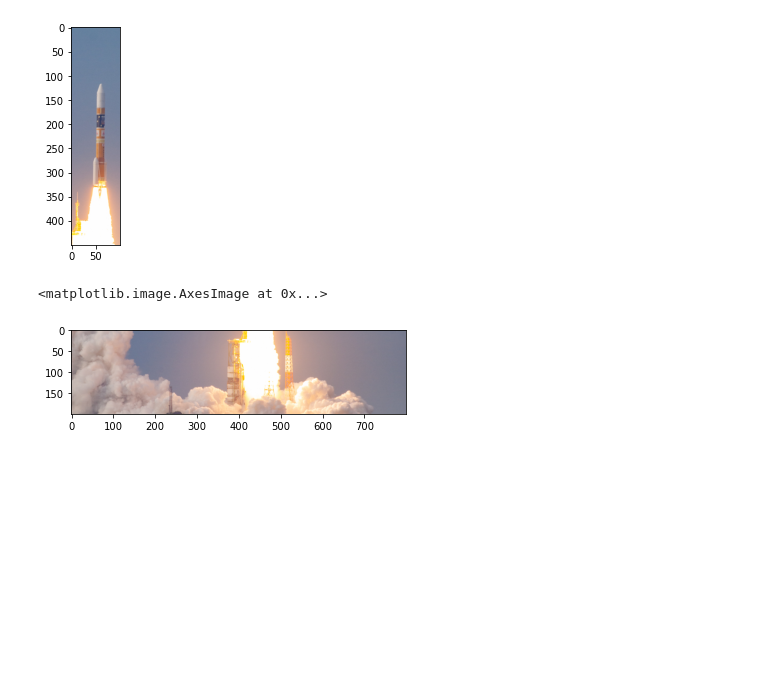
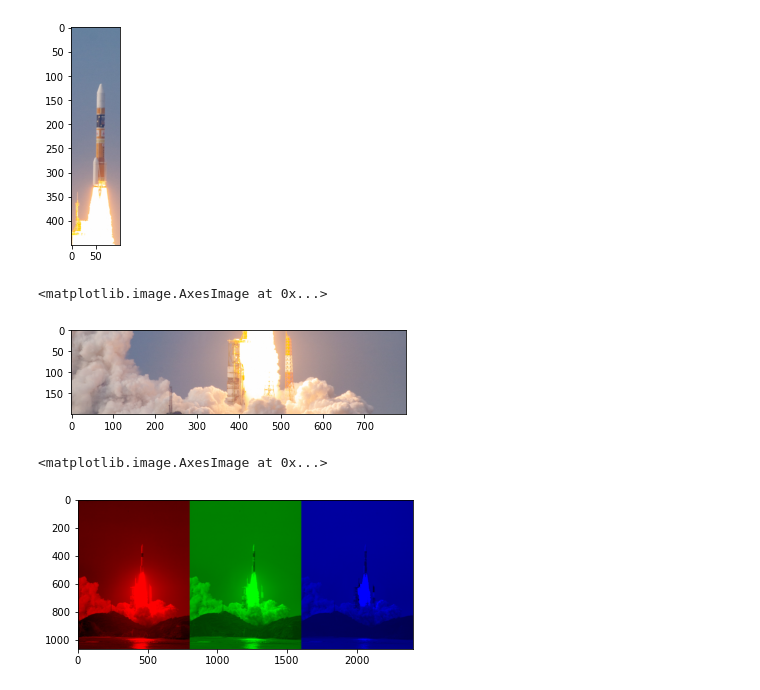
Before and after one commit to ryo97321/python-workspace, a Jupyter notebook: start_python_with_tellus/Images.ipynb, the cells around one changed output. Cells and saved outputs as stored; diff of their text form; code cells hidden in the pictures; blank space fills up the shorter version.

Commit message:
finished Images

```diff
--- a/start_python_with_tellus/Images.ipynb
+++ b/start_python_with_tellus/Images.ipynb
@@ -57,3 +57,25 @@ rocket_crop_list[0].save("rocket_anim.gif",
                         append_images=rocket_crop_list[1:4],
                         loop=0,
                         duration=100)
+# %%
+# 赤のみの単色化
+rocket_r = np.zeros((rocket_org.height, rocket_org.width, 3), dtype=np.uint8)
+rocket_r[:, :, 0] = rocket_org_array[:, :, 0]
+
+# 緑のみの単色化
+rocket_g = np.zeros((rocket_org.height, rocket_org.width, 3), dtype=np.uint8)
+rocket_g[:, :, 1] = rocket_org_array[:, :, 1]
+
+# 青のみの単色化
+rocket_b = np.zeros((rocket_org.height, rocket_org.width, 3), dtype=np.uint8)
+rocket_b[:, :, 2] = rocket_org_array[:, :, 2]
+
+# 単色化した画像を横に並べて表示
+rocket_monos = Image.new("RGB", (rocket_org.width * 3, rocket_org.height))
+rocket_monos.paste(Image.fromarray(rocket_r), (0, 0))
+rocket_monos.paste(Image.fromarray(rocket_g), (rocket_org.width, 0))
+rocket_monos.paste(Image.fromarray(rocket_b), (rocket_org.width * 2, 0))
+plt.imshow(rocket_monos)
+# %% [output]
+<matplotlib.image.AxesImage at 0x...>
+[figure, added]
```
Also changed, not shown: parts of 8 cells of this notebook, 2 other files.
